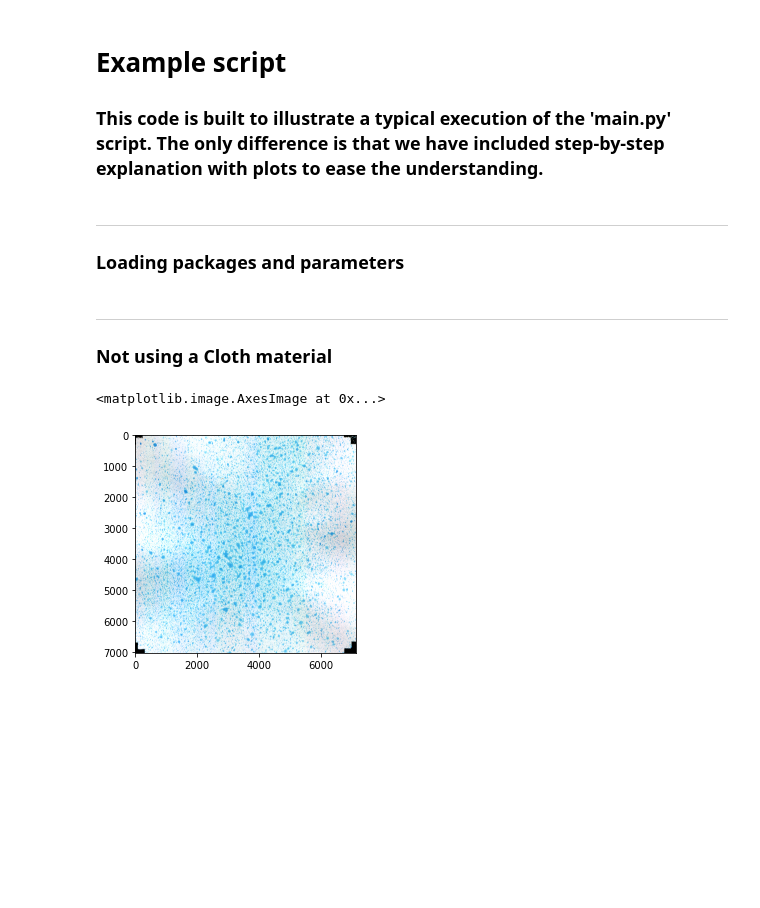
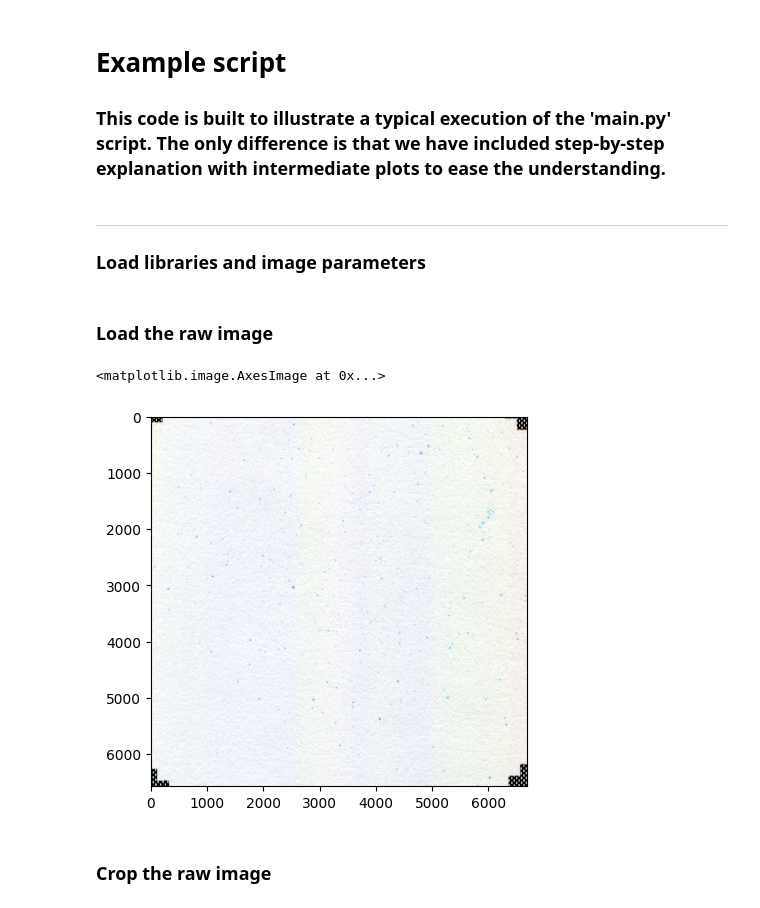
Before and after one commit to vmalv/Binary-Image-Mean-Pixel-Value, a Jupyter notebook: example.ipynb, the cells around one changed output. Cells and saved outputs as stored; diff of their text form; code cells hidden in the pictures; blank space fills up the shorter version.

```diff
--- a/example.ipynb
+++ b/example.ipynb
@@ -1,11 +1,11 @@
 # %% [markdown]
 # Example script
 
-### This code is built to illustrate a typical execution of the 'main.py' script. The only difference is that we have included step-by-step explanation with plots to ease the understanding.
+### This code is built to illustrate a typical execution of the 'main.py' script. The only difference is that we have included step-by-step explanation with intermediate plots to ease the understanding.
 # %% [markdown]
 -------------------------------------------
 
-### Loading packages and parameters
+### Load libraries and image parameters
 # %%
 from PIL import Image
 import PIL.ImageOps
@@ -32,22 +41,20 @@ binary_threshold = 0.3
 v_shift = 0
 h_shift = 0
-# %% [markdown]
------------------------
-### Not using a Cloth material
+# %% [markdown]
+### Load the raw image
 # %%
-# raw image filename and extension
-file = "ConfFree_Exp1_3200dpi"
+# Raw image filename and extension
+file = "TelaAzul_Conf1_Exp1_3200dpi"
 ext = ".bmp"
 
-# Defined if a CLOTH was used for this experiment
-cloth = False
-
-# Load raw image
+# Load raw image from the 'input/' folder
 raw = Image.open(os.path.join('input', file+ext))
 
 # Plot raw image
 plt.imshow(raw)
 # %% [output]
 <matplotlib.image.AxesImage at 0x...>
-[figure, old version]
+[figure, new version]
+# %% [markdown]
+### Crop the raw image
 # %%
```
Also changed, not shown: parts of 23 cells of this notebook.
